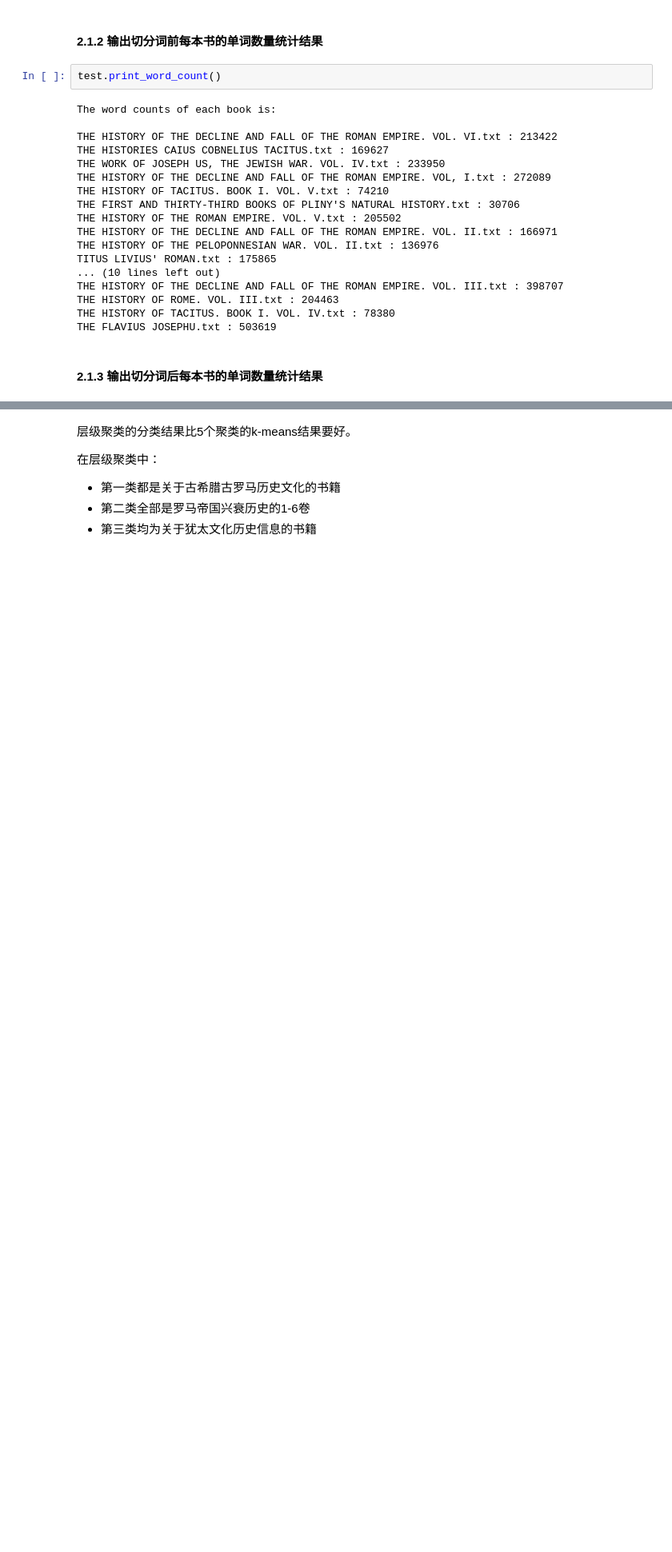
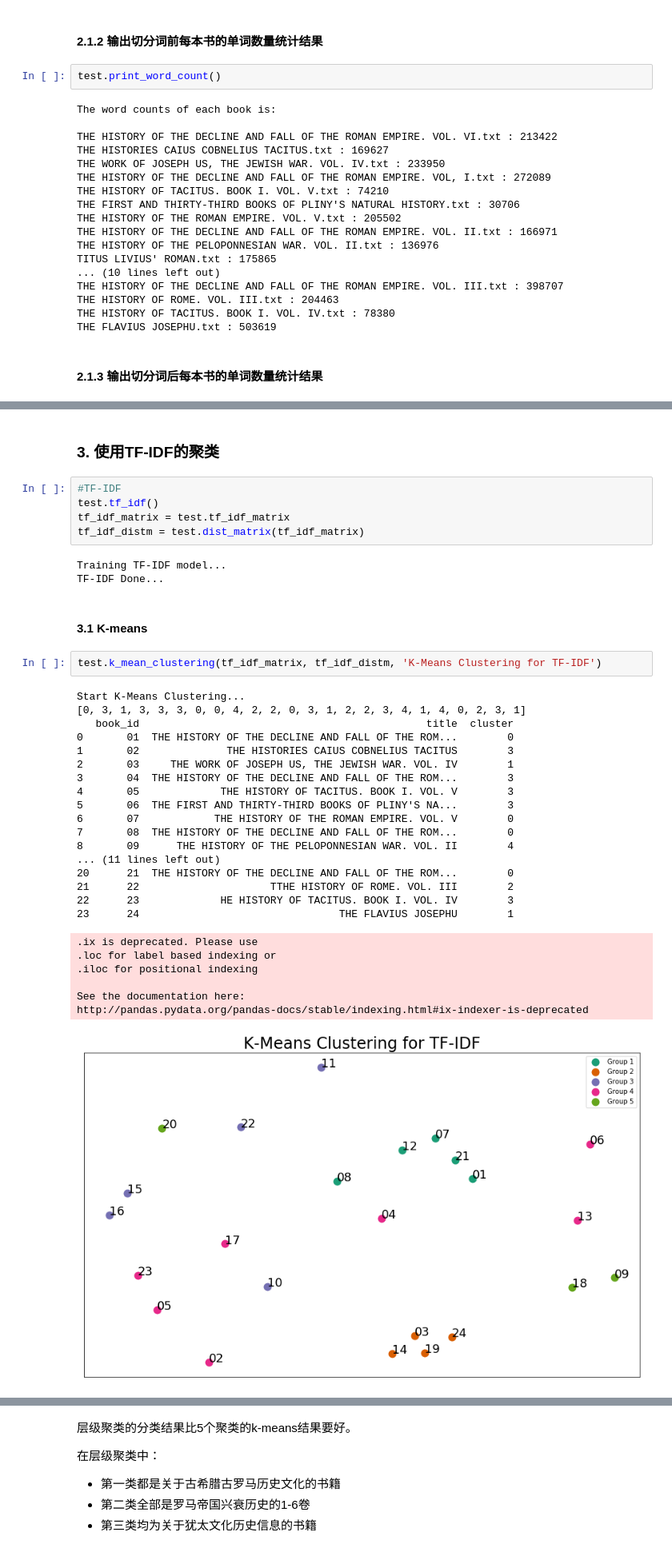
Before and after one commit to Suhang1014/DM_CW2_Text-Clustering, a Jupyter notebook: cw2-understanding-data/Classification_functions_results.ipynb, the cells around one changed output, grey strips where cells are left out. Shown at 80% size. Saved outputs shown, nothing was run; the diff lists cells and outputs as text; blank space fills up the shorter version.

```diff
--- a/cw2-understanding-data/Classification_functions_results.ipynb
+++ b/cw2-understanding-data/Classification_functions_results.ipynb
@@ -371 +524,40 @@ THE FLAVIUS JOSEPHU.txt : 501711
+# %% [markdown]
+### 3. 使用TF-IDF的聚类
+# %%
+#TF-IDF
+test.tf_idf()
+tf_idf_matrix = test.tf_idf_matrix
+tf_idf_distm = test.dist_matrix(tf_idf_matrix)
+# %% [output]
+Training TF-IDF model...
+TF-IDF Done...
+# %% [markdown]
+#### 3.1 K-means
+# %%
+test.k_mean_clustering(tf_idf_matrix, tf_idf_distm, 'K-Means Clustering for TF-IDF')
+# %% [output]
+Start K-Means Clustering...
+[0, 3, 1, 3, 3, 3, 0, 0, 4, 2, 2, 0, 3, 1, 2, 2, 3, 4, 1, 4, 0, 2, 3, 1]
+   book_id                                              title  cluster
+0       01  THE HISTORY OF THE DECLINE AND FALL OF THE ROM...        0
+1       02              THE HISTORIES CAIUS COBNELIUS TACITUS        3
+2       03     THE WORK OF JOSEPH US, THE JEWISH WAR. VOL. IV        1
+3       04  THE HISTORY OF THE DECLINE AND FALL OF THE ROM...        3
+4       05             THE HISTORY OF TACITUS. BOOK I. VOL. V        3
+5       06  THE FIRST AND THIRTY-THIRD BOOKS OF PLINY'S NA...        3
+6       07            THE HISTORY OF THE ROMAN EMPIRE. VOL. V        0
+7       08  THE HISTORY OF THE DECLINE AND FALL OF THE ROM...        0
+8       09      THE HISTORY OF THE PELOPONNESIAN WAR. VOL. II        4
+... (11 lines left out)
+20      21  THE HISTORY OF THE DECLINE AND FALL OF THE ROM...        0
+21      22                     TTHE HISTORY OF ROME. VOL. III        2
+22      23             HE HISTORY OF TACITUS. BOOK I. VOL. IV        3
+23      24                                THE FLAVIUS JOSEPHU        1
+.ix is deprecated. Please use
+.loc for label based indexing or
+.iloc for positional indexing
+
+See the documentation here:
+http://pandas.pydata.org/pandas-docs/stable/indexing.html#ix-indexer-is-deprecated
+[figure, added]
 # %% [markdown]
```
Also changed, not shown: parts of 28 cells of this notebook, 1 other file.
